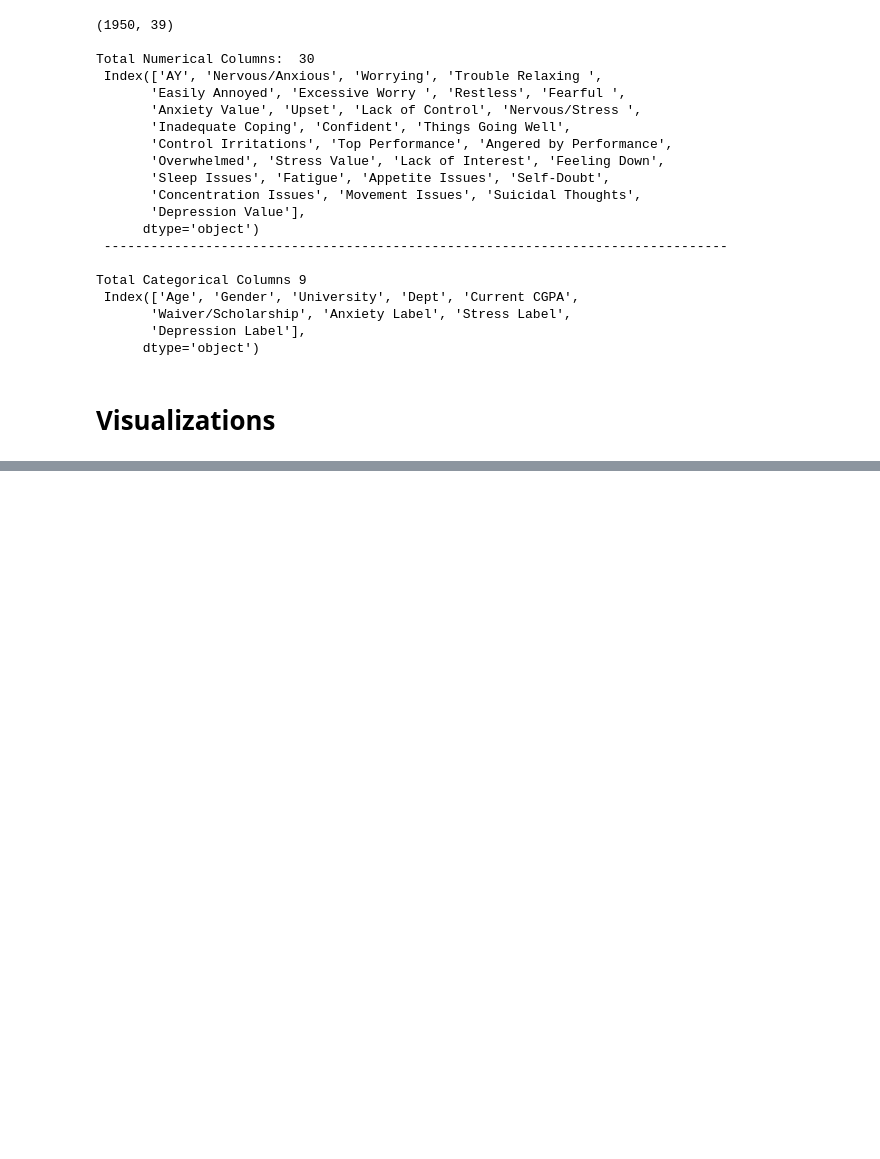
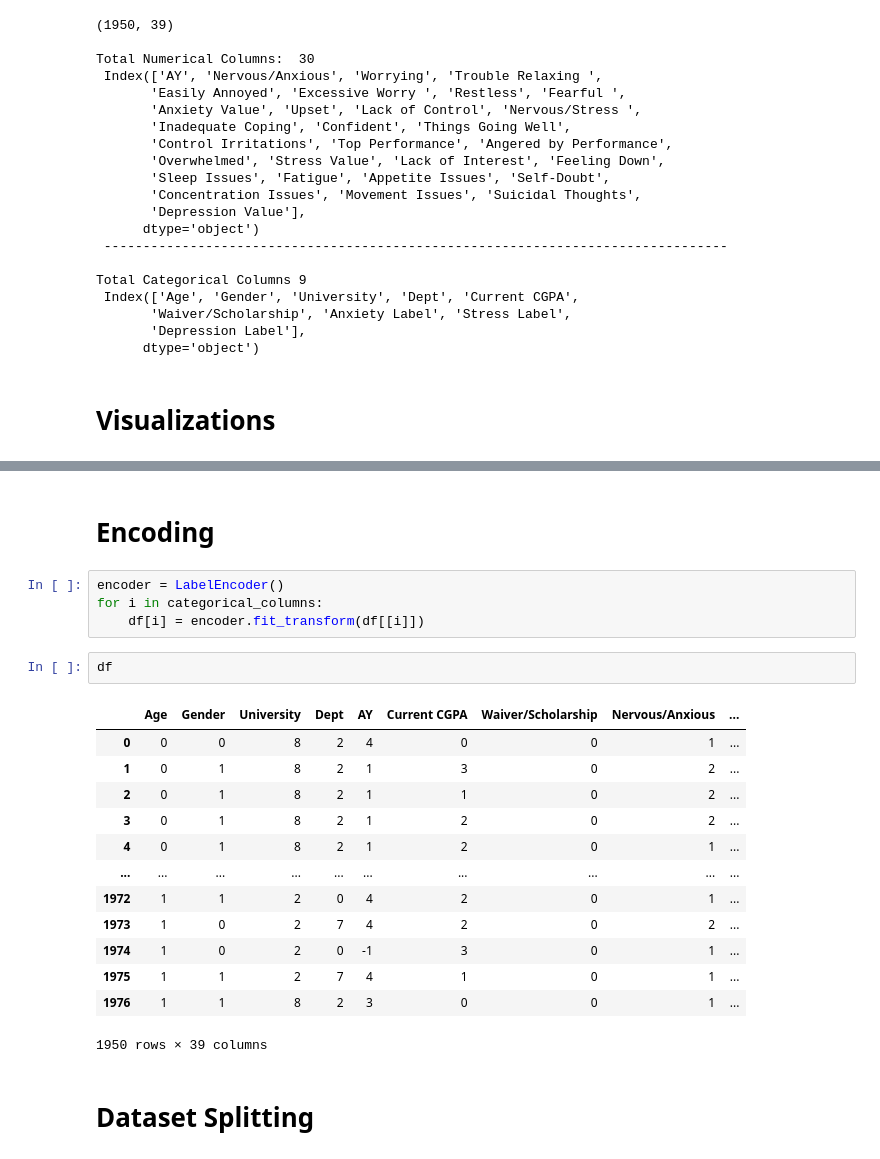
Before and after one commit to Revati-N/Mental_Health_Classification, a Jupyter notebook: Code/Uni.ipynb, the cells around one changed output, grey strips where cells are left out. Cells and saved outputs as stored; diff of their text form; blank space fills up the shorter version.

```diff
--- a/Code/Uni.ipynb
+++ b/Code/Uni.ipynb
@@ -666,0 +670,24 @@ plt.show()
+# %% [markdown]
+# Encoding
+# %%
+encoder = LabelEncoder()
+for i in categorical_columns:
+    df[i] = encoder.fit_transform(df[[i]])
+# %%
+df
+# %% [output]
+|  | Age | Gender | University | Dept | AY | Current CGPA | Waiver/Scholarship | Nervous/Anxious | ... |
+| 0 | 0 | 0 | 8 | 2 | 4 | 0 | 0 | 1 | ... |
+| 1 | 0 | 1 | 8 | 2 | 1 | 3 | 0 | 2 | ... |
+| 2 | 0 | 1 | 8 | 2 | 1 | 1 | 0 | 2 | ... |
+| 3 | 0 | 1 | 8 | 2 | 1 | 2 | 0 | 2 | ... |
+| 4 | 0 | 1 | 8 | 2 | 1 | 2 | 0 | 1 | ... |
+| ... | ... | ... | ... | ... | ... | ... | ... | ... | ... |
+| 1972 | 1 | 1 | 2 | 0 | 4 | 2 | 0 | 1 | ... |
+| 1973 | 1 | 0 | 2 | 7 | 4 | 2 | 0 | 2 | ... |
+| 1974 | 1 | 0 | 2 | 0 | -1 | 3 | 0 | 1 | ... |
+| 1975 | 1 | 1 | 2 | 7 | 4 | 1 | 0 | 1 | ... |
+| 1976 | 1 | 1 | 8 | 2 | 3 | 0 | 0 | 1 | ... |
+1950 rows × 39 columns
+# %% [markdown]
+# Dataset Splitting
```
Also changed, not shown: parts of 21 cells of this notebook.
